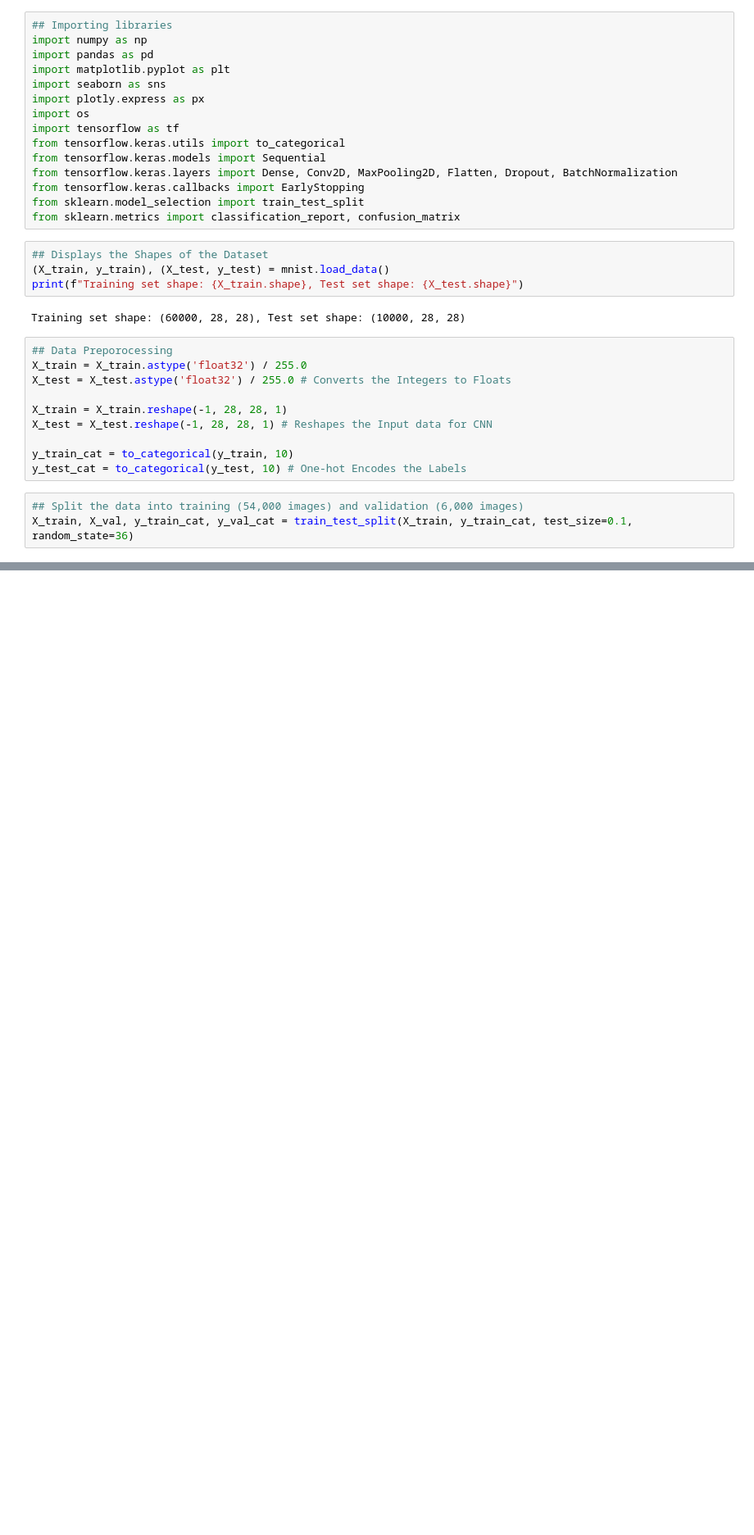
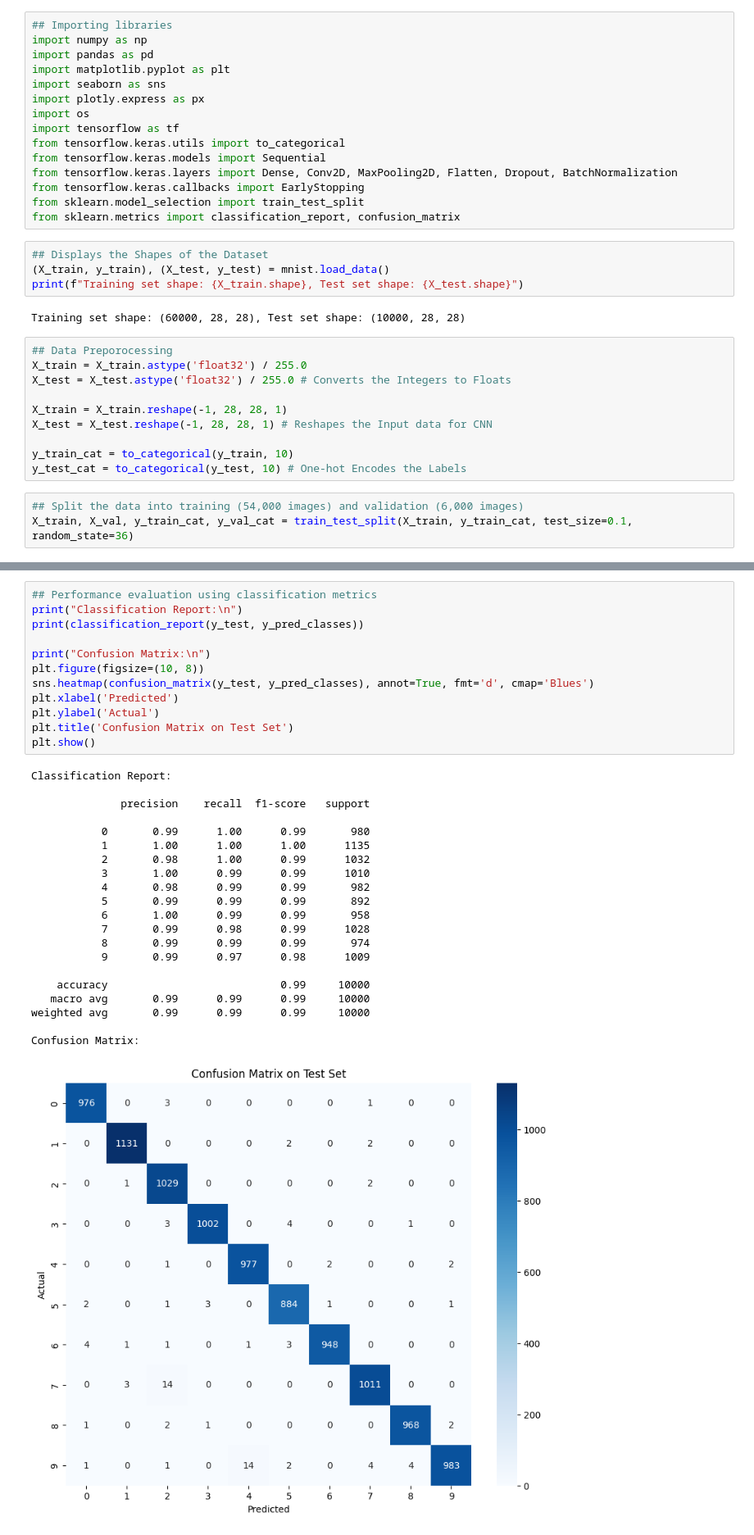
Before and after one commit to KerrMcCall/Big-Data, a Jupyter notebook: 2162940_ML_Pipeline.ipynb, the cells around one changed output, grey strips where cells are left out. Shown: that part at 82% size. Cells and saved outputs as stored; diff of their text form; blank space fills up the shorter version.

```diff
--- a/2162940_ML_Pipeline.ipynb
+++ b/2162940_ML_Pipeline.ipynb
@@ -189,0 +222,34 @@ plt.show()
+# %%
+## Performance evaluation using classification metrics
+print("Classification Report:\n")
+print(classification_report(y_test, y_pred_classes))
+
+print("Confusion Matrix:\n")
+plt.figure(figsize=(10, 8))
+sns.heatmap(confusion_matrix(y_test, y_pred_classes), annot=True, fmt='d', cmap='Blues')
+plt.xlabel('Predicted')
+plt.ylabel('Actual')
+plt.title('Confusion Matrix on Test Set')
+plt.show()
+# %% [output]
+Classification Report:
+
+              precision    recall  f1-score   support
+
+           0       0.99      1.00      0.99       980
+           1       1.00      1.00      1.00      1135
+           2       0.98      1.00      0.99      1032
+           3       1.00      0.99      0.99      1010
+           4       0.98      0.99      0.99       982
+           5       0.99      0.99      0.99       892
+           6       1.00      0.99      0.99       958
+           7       0.99      0.98      0.99      1028
+           8       0.99      0.99      0.99       974
+           9       0.99      0.97      0.98      1009
+
+    accuracy                           0.99     10000
+   macro avg       0.99      0.99      0.99     10000
+weighted avg       0.99      0.99      0.99     10000
+
+Confusion Matrix:
+[figure, added]
```
Also changed, not shown: parts of 9 cells of this notebook.
